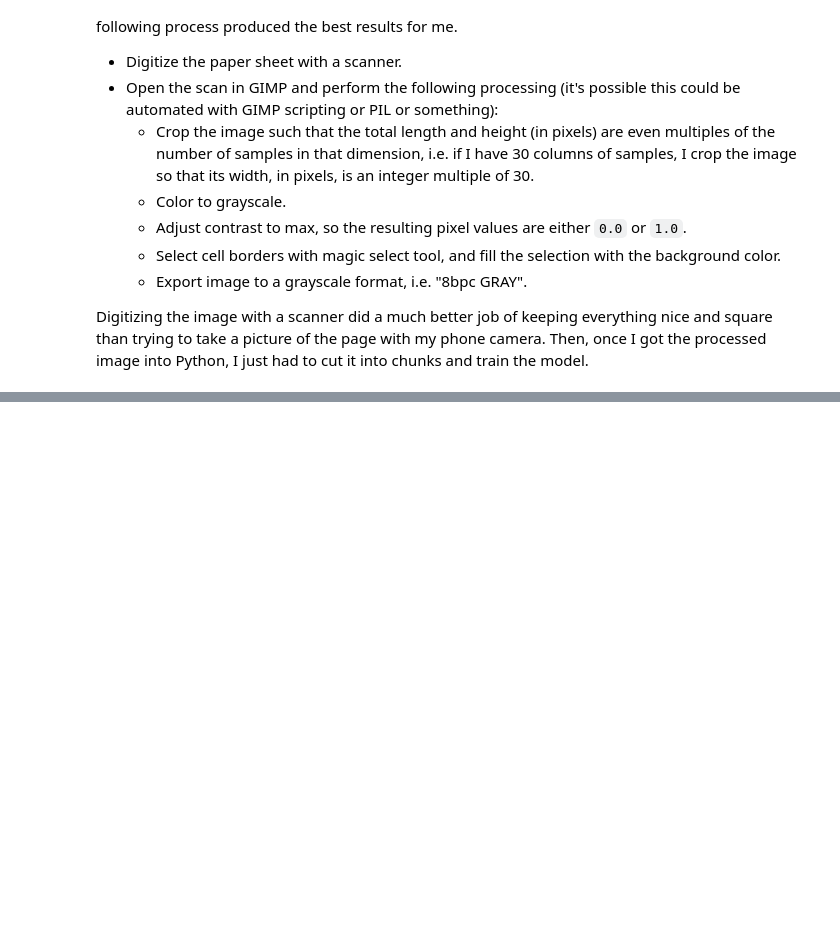
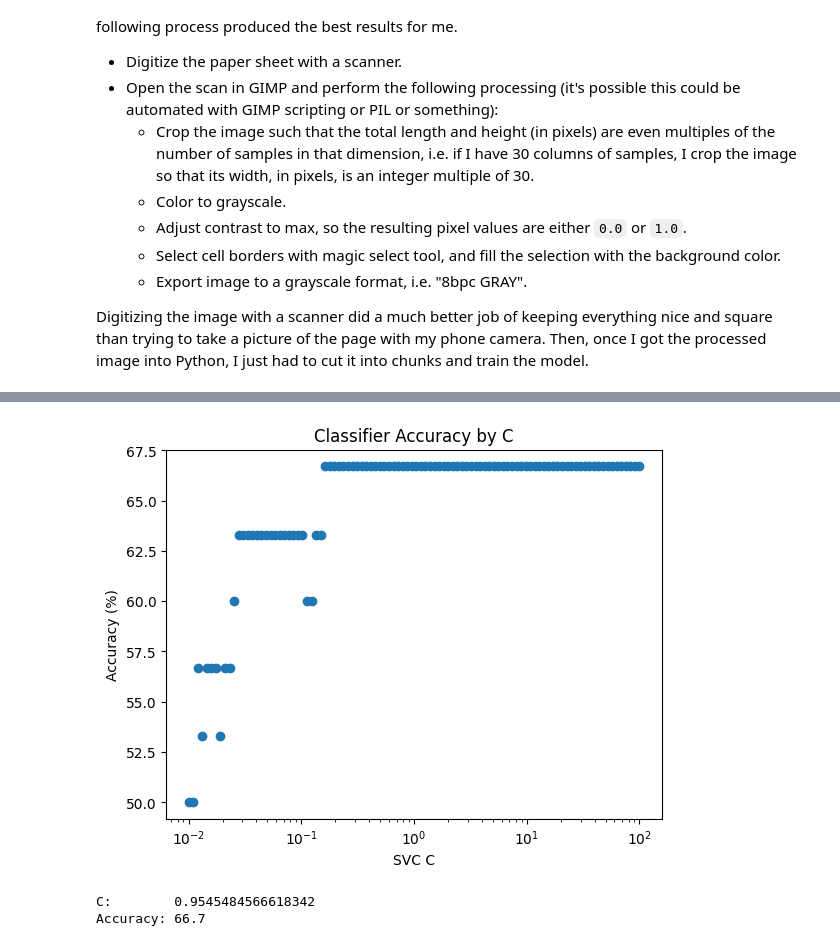
Before and after one commit to duwaar/scikit-learn-handwriting-identification-demo, a Jupyter notebook: SciKit_Learn_Demo.ipynb, the cells around one changed output, grey strips where cells are left out. Cells and saved outputs as stored; diff of their text form; code cells hidden in the pictures; blank space fills up the shorter version.

```diff
--- a/SciKit_Learn_Demo.ipynb
+++ b/SciKit_Learn_Demo.ipynb
@@ -150,2 +215,37 @@ Labels:      [1 1 1 2 2 2 3 3 3 4 4 4 5 5 5 6 6 6 7 7 7 8 8 8 9 9 9 0 0 0]
+# %%
+accuracy_values = []
+C_values = np.logspace(np.log10(0.01), np.log10(100), num=100)
+
+for C in C_values:
+    classifier = svm.SVC(gamma=0.05, C=C, kernel='linear')
+    classifier.fit(reshaped_squares[:end_of_training_data], labels[:end_of_training_data])
+    predictions = classifier.predict(reshaped_squares[end_of_training_data:])
+
+    score = 0
+    count = 0
+    for pre, lab in zip(predictions, labels[end_of_training_data:]):
+        score += int(pre == lab)
+        count += 1
+    accuracy_values.append(round(score/count * 100, 1))
+
+fig = plt.figure()
+ax = fig.add_subplot(1, 1, 1)
+ax.set_title('Classifier Accuracy by C')
+ax.xaxis.set_label_text('SVC C')
+ax.set_xscale('log')
+ax.yaxis.set_label_text('Accuracy (%)')
+plt.scatter(C_values, accuracy_values)
+plt.show()
+# %% [output]
+[figure, added]
+# %%
+# gamma =  0.05, C >= 0.95
+# gamma = 14.0,  C -> doesn't matter
+index = 49
+print(f'C:        {C_values[index]}')
+print(f'Accuracy: {accuracy_values[index]}')
+# %% [output]
+C:        0.9545484566618342
+Accuracy: 66.7
 # %%
 print('\n' * 100)
```
Also changed, not shown: parts of 4 cells of this notebook, 3 other files.
